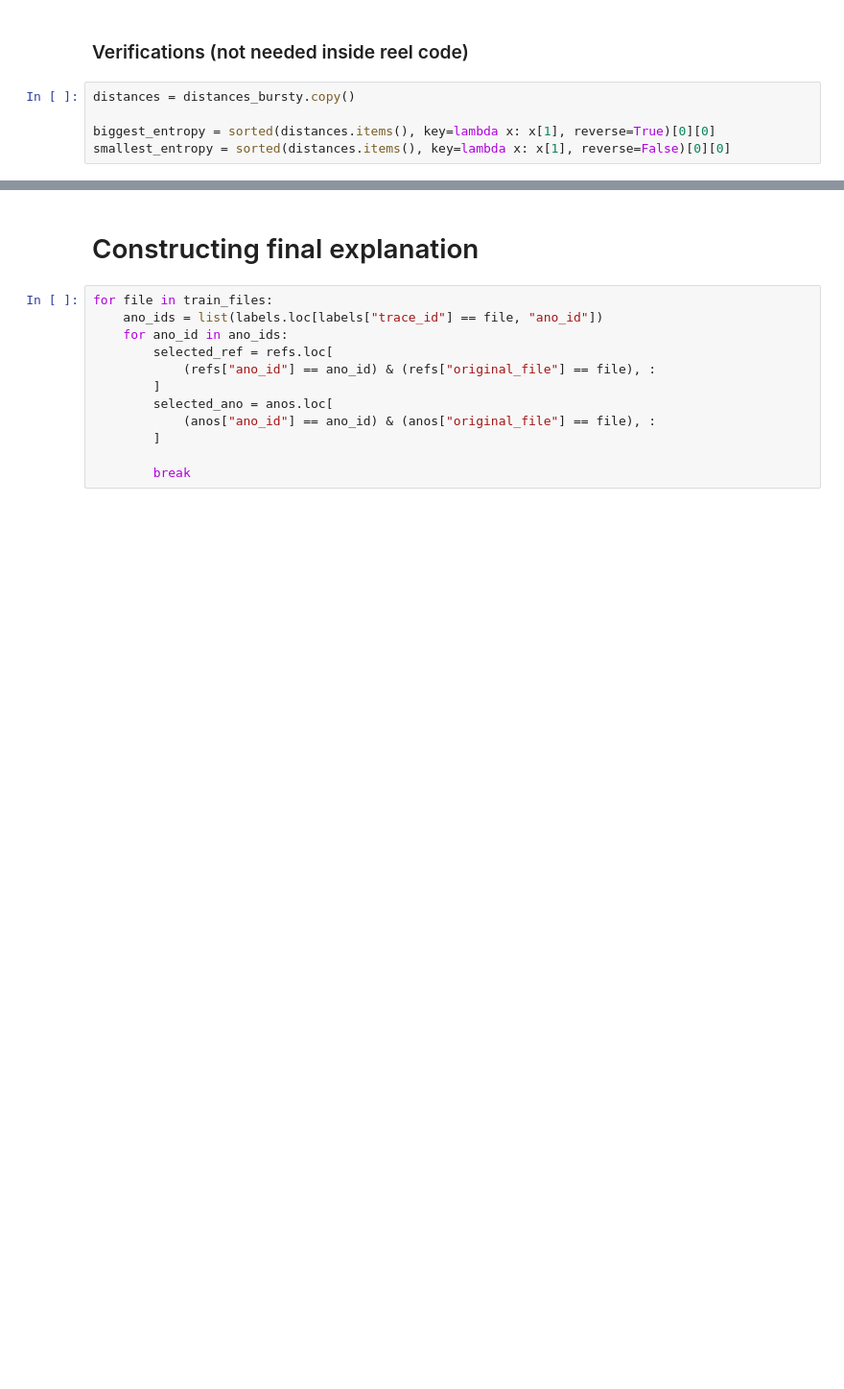
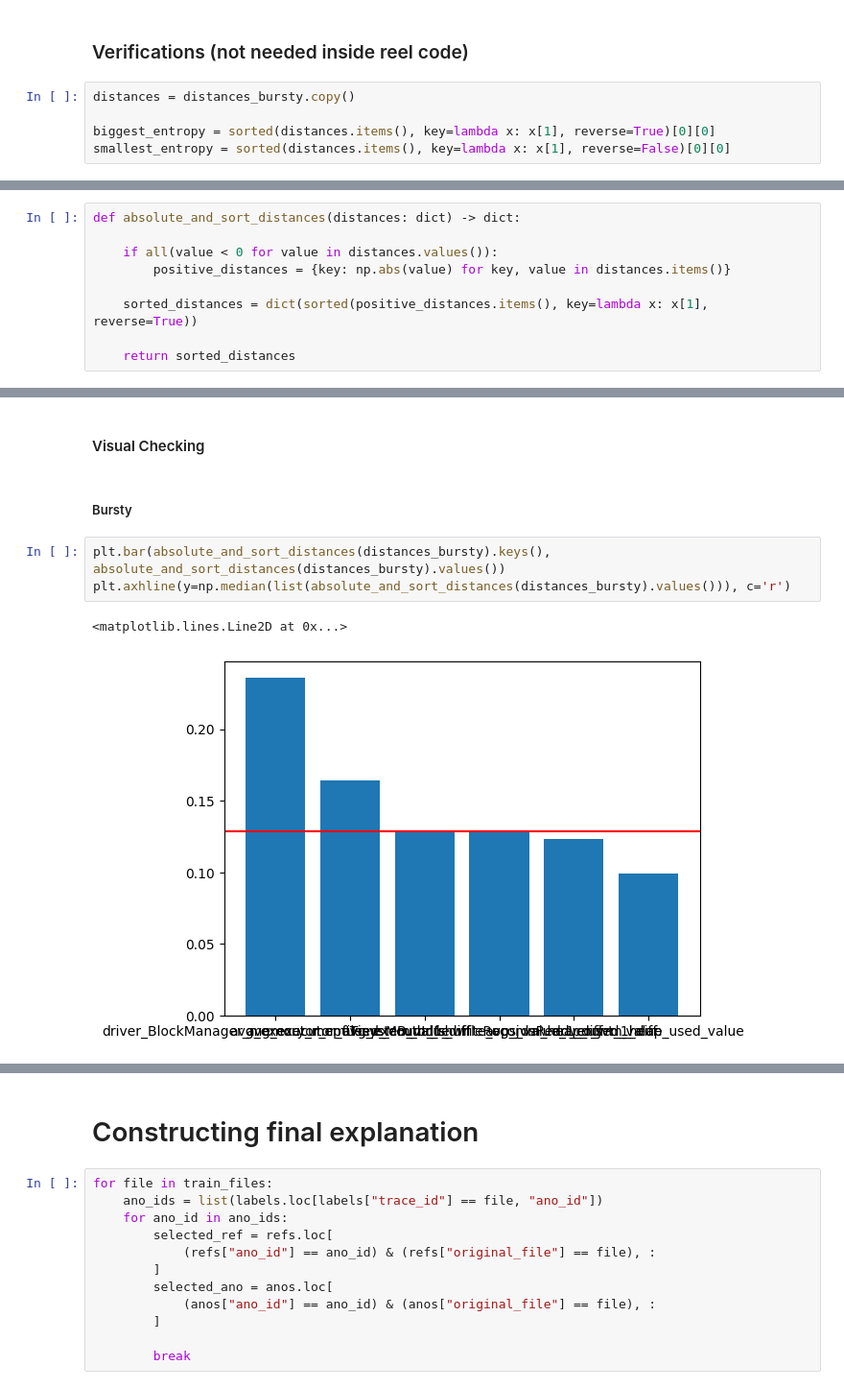
Before and after one commit to louise-davy/exstream-implementation, a Jupyter notebook: algorithm_as_a_notebook.ipynb, the cells around one changed output, grey strips where cells are left out. Shown at 96% size. Cells and saved outputs as stored; diff of their text form; blank space fills up the shorter version.

```diff
--- a/algorithm_as_a_notebook.ipynb
+++ b/algorithm_as_a_notebook.ipynb
@@ -508,0 +540,9 @@ new_filtered_features_bursty
+# %%
+def absolute_and_sort_distances(distances: dict) -> dict:
+
+    if all(value < 0 for value in distances.values()):
+        positive_distances = {key: np.abs(value) for key, value in distances.items()}
+
+    sorted_distances = dict(sorted(positive_distances.items(), key=lambda x: x[1], reverse=True))
+
+    return sorted_distances
@@ -508,0 +615,10 @@ new_filtered_features_bursty
+# %% [markdown]
+#### Visual Checking
+# %% [markdown]
+##### Bursty
+# %%
+plt.bar(absolute_and_sort_distances(distances_bursty).keys(), absolute_and_sort_distances(distances_bursty).values())
+plt.axhline(y=np.median(list(absolute_and_sort_distances(distances_bursty).values())), c='r')
+# %% [output]
+<matplotlib.lines.Line2D at 0x...>
+[figure, added]
```
Also changed, not shown: parts of 33 cells of this notebook, 2 other files.
